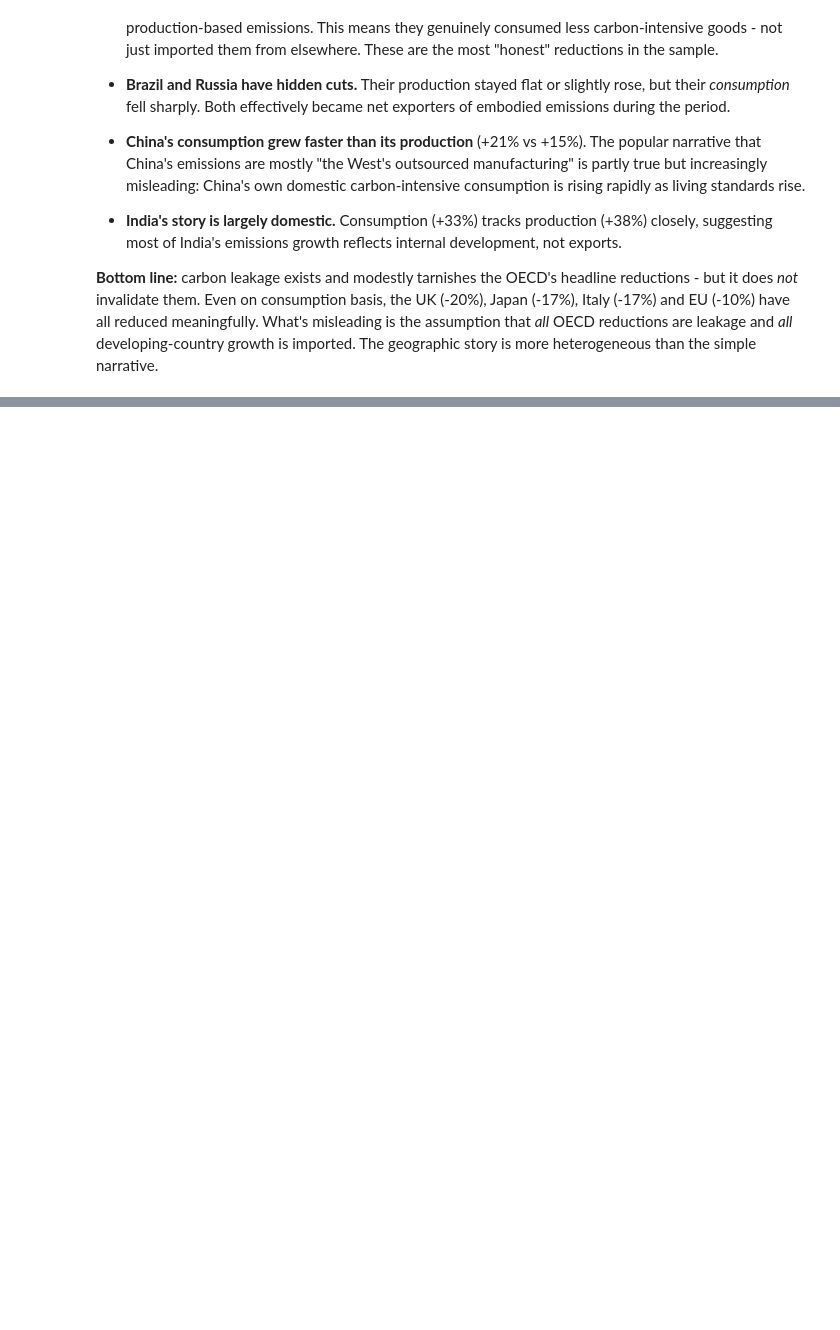
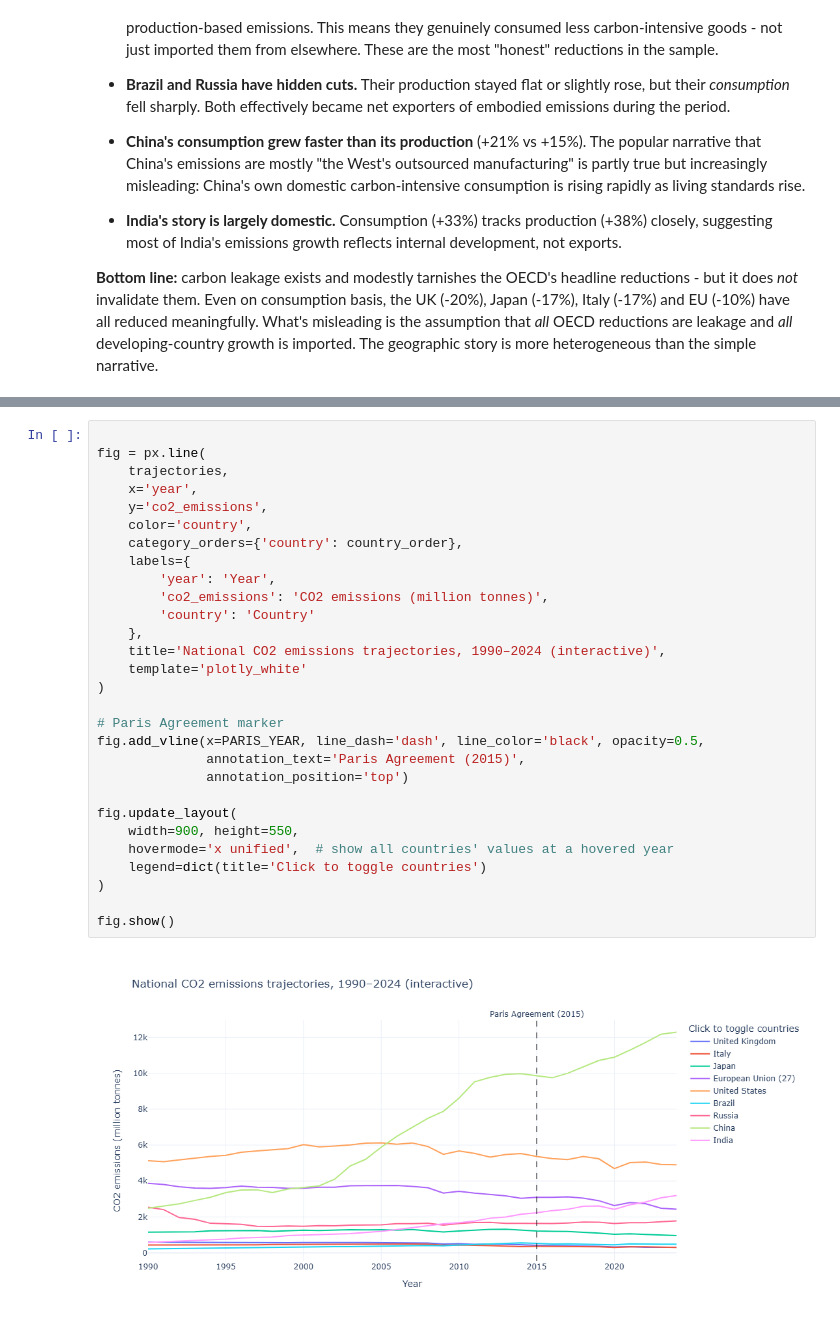
Before and after one commit to edg93/data-science-portfolio, a Jupyter notebook: co2-emissions/notebooks/paris_agreement_analysis.ipynb, the cells around one changed output, grey strips where cells are left out. Cells and saved outputs as stored; diff of their text form; blank space fills up the shorter version.

```diff
--- a/co2-emissions/notebooks/paris_agreement_analysis.ipynb
+++ b/co2-emissions/notebooks/paris_agreement_analysis.ipynb
@@ -521,0 +604,31 @@ plt.show()
+# %%
+
+fig = px.line(
+    trajectories,
+    x='year',
+    y='co2_emissions',
+    color='country',
+    category_orders={'country': country_order},
+    labels={
+        'year': 'Year',
+        'co2_emissions': 'CO2 emissions (million tonnes)',
+        'country': 'Country'
+    },
+    title='National CO2 emissions trajectories, 1990–2024 (interactive)',
+    template='plotly_white'
+)
+
+# Paris Agreement marker
+fig.add_vline(x=PARIS_YEAR, line_dash='dash', line_color='black', opacity=0.5,
+              annotation_text='Paris Agreement (2015)',
+              annotation_position='top')
+
+fig.update_layout(
+    width=900, height=550,
+    hovermode='x unified',  # show all countries' values at a hovered year
+    legend=dict(title='Click to toggle countries')
+)
+
+fig.show()
+# %% [output]
+[figure, added]
```
Also changed, not shown: parts of 8 cells of this notebook, 1 other file.
